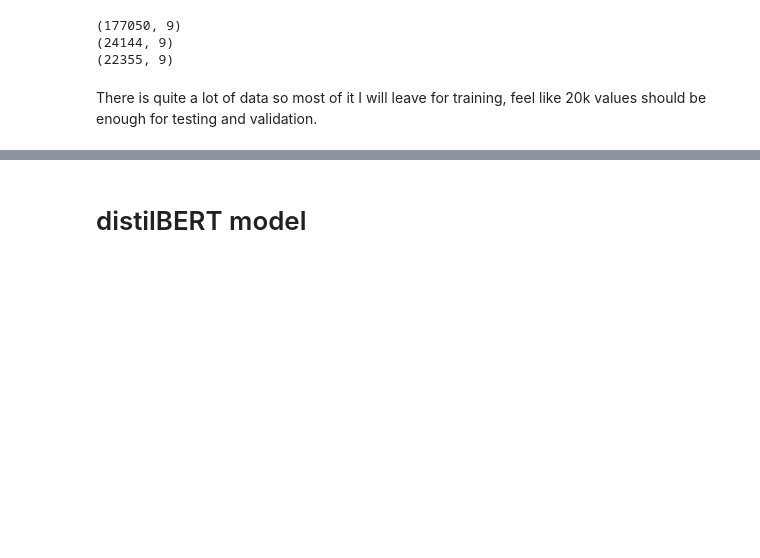
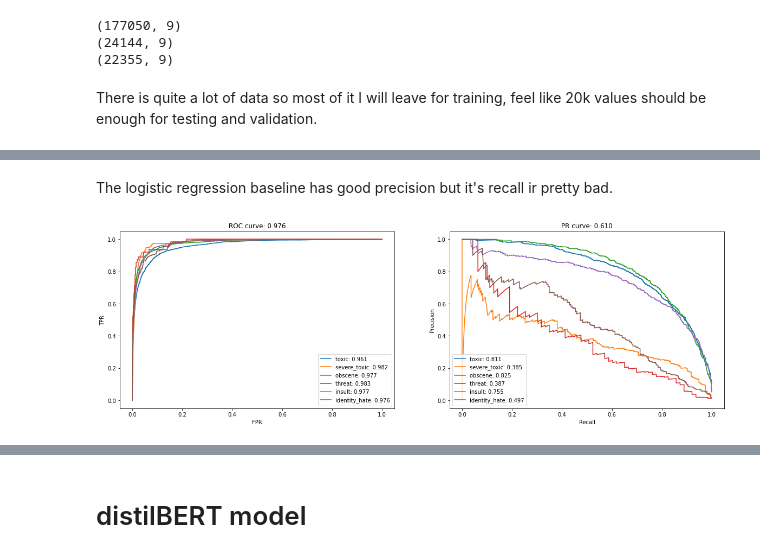
Before and after one commit to Heraldika/BERT_comment_classification, a Jupyter notebook: toxic_comment_classification.ipynb, the cells around one changed output, grey strips where cells are left out. Saved outputs shown, nothing was run; the diff lists cells and outputs as text; code cells hidden in the pictures; blank space fills up the shorter version.

```diff
--- a/toxic_comment_classification.ipynb
+++ b/toxic_comment_classification.ipynb
@@ -243,0 +288,2 @@ test_loader = DataLoader(
+# %%
+base_data = pd.concat([train_data, eval_data])
@@ -243,0 +453,31 @@ test_loader = DataLoader(
+# %% [markdown]
+The logistic regression baseline has good precision but it's recall ir pretty bad.
+# %%
+fig, ax = plt.subplots(1, 2, figsize=[20, 6])
+ax = ax.flatten()
+
+y = test_data[labels]
+
+for i, label in enumerate(labels):
+    score = roc_auc_score(y.iloc[:, i], probas[i])
+    fpr, tpr, thresh = roc_curve(y.iloc[:, i], probas[i])
+    ax[0].plot(fpr, tpr, label=f"{label}: {score:.3f}")
+    ax[0].set_xlabel("FPR")
+    ax[0].set_ylabel("TPR")
+    ax[0].legend()
+avg_score = roc_auc_score(y, np.array(probas).T, average="macro")
+ax[0].set_title(f"ROC curve: {avg_score:.3f}")
+
+for i, label in enumerate(labels):
+    score = average_precision_score(y.iloc[:, i], probas[i])
+    precision, recall, thresh = precision_recall_curve(y.iloc[:, i], probas[i])
+    ax[1].plot(recall, precision, label=f"{label}: {score:.3f}")
+    ax[1].set_xlabel("Recall")
+    ax[1].set_ylabel("Precision")
+    ax[1].legend()
+avg_score = average_precision_score(y, np.array(probas).T, average="macro")
+ax[1].set_title(f"PR curve: {avg_score:.3f}")
+
+plt.show()
+# %% [output]
+[figure, added]
```
Also changed, not shown: parts of 30 cells of this notebook.
